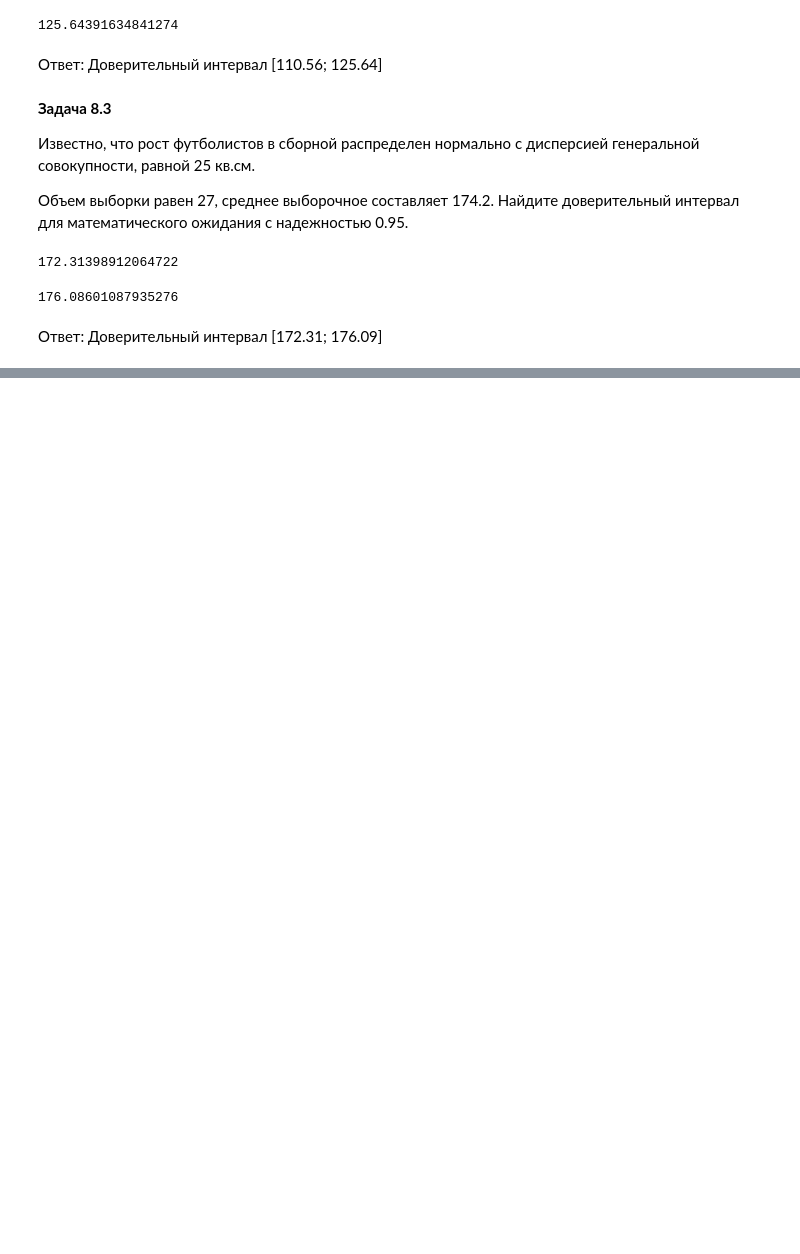
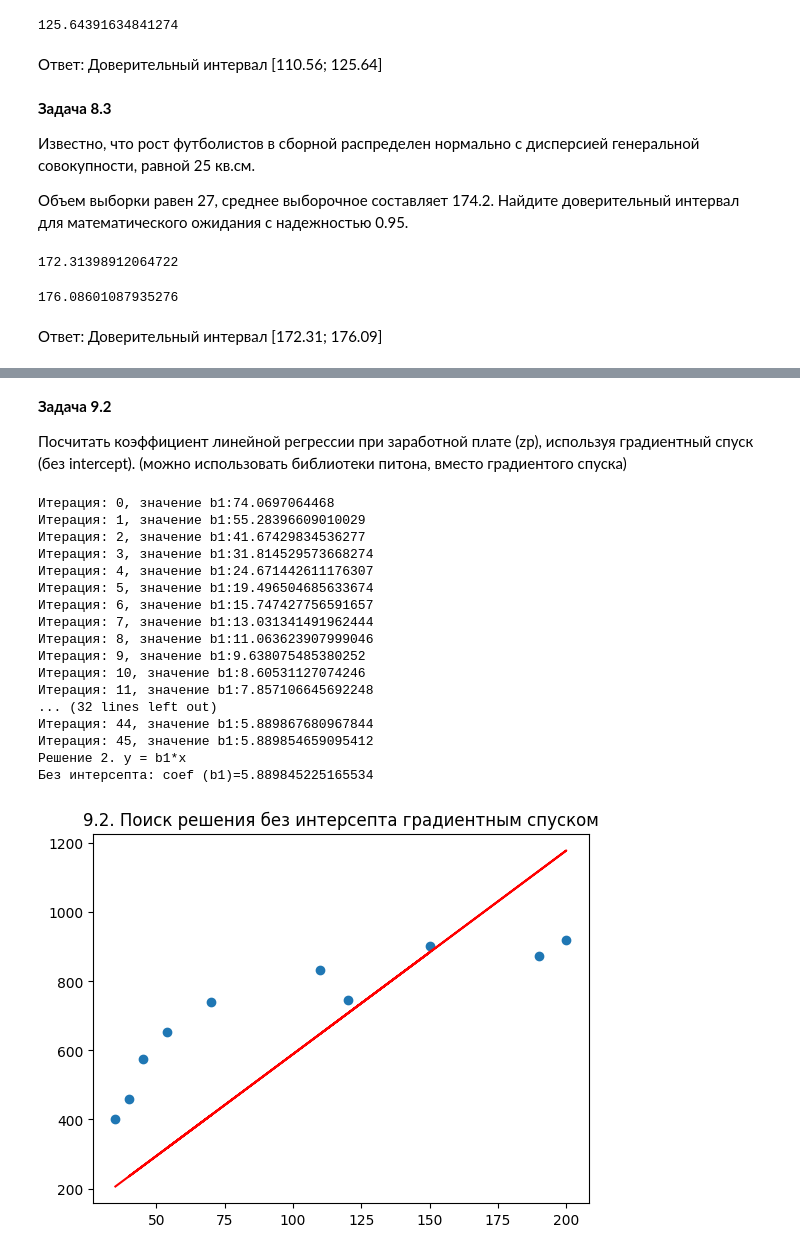
Before and after one commit to olegtyulyaev/--2, a Jupyter notebook: Probability_theory_HW1_10.ipynb, the cells around one changed output, grey strips where cells are left out. Cells and saved outputs as stored; diff of their text form; code cells hidden in the pictures; blank space fills up the shorter version.

```diff
--- a/Probability_theory_HW1_10.ipynb
+++ b/Probability_theory_HW1_10.ipynb
@@ -886,0 +951,60 @@ x_1
+# %% [markdown]
+**Задача 9.2**
+
+Посчитать коэффициент линейной регрессии при заработной плате (zp), используя градиентный спуск (без intercept). (можно использовать библиотеки питона, вместо градиентого спуска)
+# %%
+import numpy as np
+import matplotlib.pyplot as plt
+from sklearn.linear_model import LinearRegression
+import scipy.stats as stats
+
+# списки
+zp = [35, 45, 190, 200, 40, 70, 54, 150, 120, 110]
+ks = [401, 574, 874, 919, 459, 739, 653, 902, 746, 832]
+x = np.array(zp)
+y = np.array(ks)
+
+# длина списка
+n=len(x)
+
+# поиск b1 (y = b1*x) методом градиентного спуска
+# задать точность поиска
+precition = 1e-5
+# задать стартовую точку
+b1 = 100.0001
+# сохраняем предыдущее значение для досрочного выхода из цикла
+b1_=b1
+
+for i in range(1000):
+    b1 -= precition * (2/n)*np.sum((b1*x - y) * x)
+    if abs(b1 - b1_) < precition:
+        break
+    b1_=b1
+    print(f'Итерация: {i}, значение b1:{b1}')
+
+print(f'Решение 2. y = b1*x\n\
+Без интерсепта: coef (b1)={b1}')
+# отобразим исходные точки на графике
+plt.scatter(x,y)
+plt.plot(x, b1*x, 'r')
+plt.title('9.2. Поиск решения без интерсепта градиентным спуском')
+plt.show()
+# %% [output]
+Итерация: 0, значение b1:74.0697064468
+Итерация: 1, значение b1:55.28396609010029
+Итерация: 2, значение b1:41.67429834536277
+Итерация: 3, значение b1:31.814529573668274
+Итерация: 4, значение b1:24.671442611176307
+Итерация: 5, значение b1:19.496504685633674
+Итерация: 6, значение b1:15.747427756591657
+Итерация: 7, значение b1:13.031341491962444
+Итерация: 8, значение b1:11.063623907999046
+Итерация: 9, значение b1:9.638075485380252
+Итерация: 10, значение b1:8.60531127074246
+Итерация: 11, значение b1:7.857106645692248
+... (32 lines left out)
+Итерация: 44, значение b1:5.889867680967844
+Итерация: 45, значение b1:5.889854659095412
+Решение 2. y = b1*x
+Без интерсепта: coef (b1)=5.889845225165534
+[figure, added]
```
Also changed, not shown: parts of 18 cells of this notebook.
